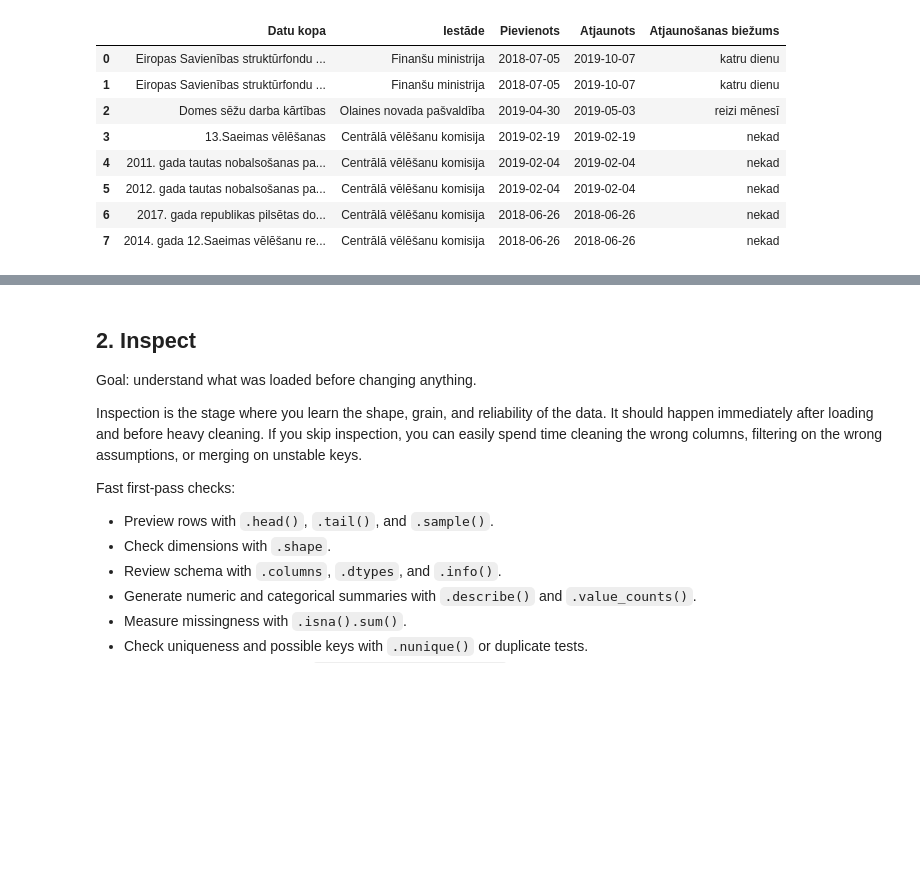
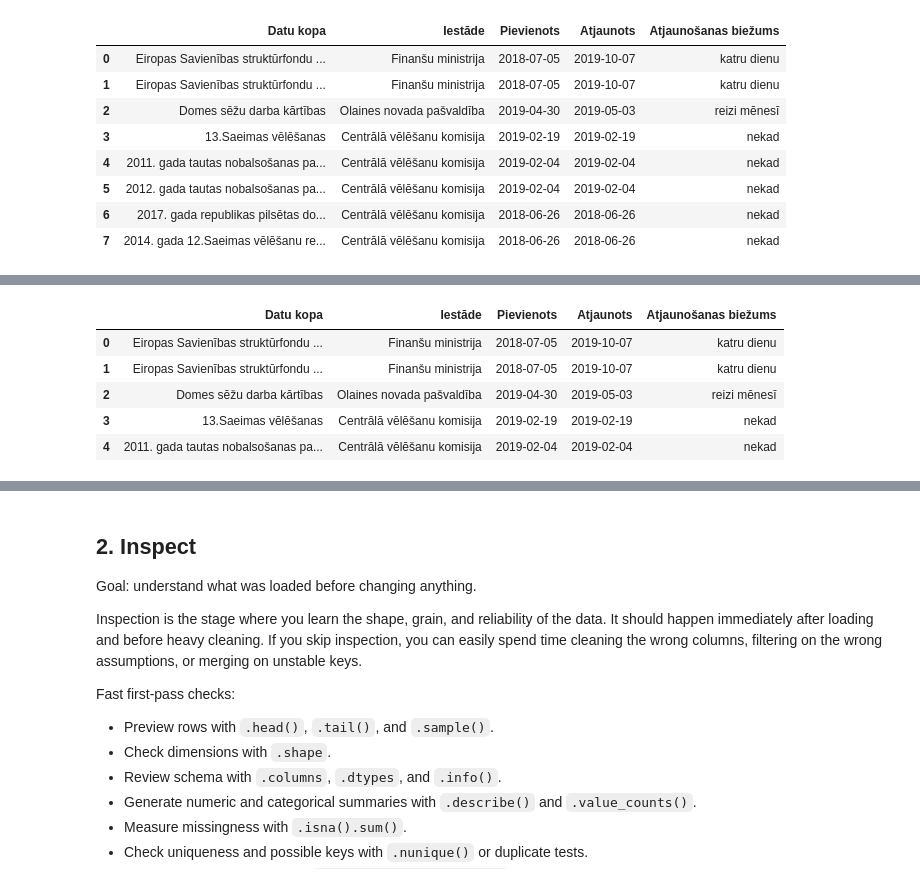
Before and after one commit to ValRCS/RTU_Python_CSP, a Jupyter notebook: notebooks/day4_pandas_full_worfklow_colab.ipynb, the cells around one changed output, grey strips where cells are left out. Saved outputs shown, nothing was run; the diff lists cells and outputs as text; code cells hidden in the pictures; blank space fills up the shorter version.

```diff
--- a/notebooks/day4_pandas_full_worfklow_colab.ipynb
+++ b/notebooks/day4_pandas_full_worfklow_colab.ipynb
@@ -388,0 +464,10 @@ Pēdējā nolasītā tabula:
+# %%
+# pēdejai tabulai joprojam ir vecā secība
+data_gov_tables[-1].head()
+# %% [output]
+|  | Datu kopa | Iestāde | Pievienots | Atjaunots | Atjaunošanas biežums |
+| 0 | Eiropas Savienības struktūrfondu ... | Finanšu ministrija | 2018-07-05 | 2019-10-07 | katru dienu |
+| 1 | Eiropas Savienības struktūrfondu ... | Finanšu ministrija | 2018-07-05 | 2019-10-07 | katru dienu |
+| 2 | Domes sēžu darba kārtības | Olaines novada pašvaldība | 2019-04-30 | 2019-05-03 | reizi mēnesī |
+| 3 | 13.Saeimas vēlēšanas | Centrālā vēlēšanu komisija | 2019-02-19 | 2019-02-19 | nekad |
+| 4 | 2011. gada tautas nobalsošanas pa... | Centrālā vēlēšanu komisija | 2019-02-04 | 2019-02-04 | nekad |
```
Also changed, not shown: parts of 11 cells of this notebook, 1 other file.
